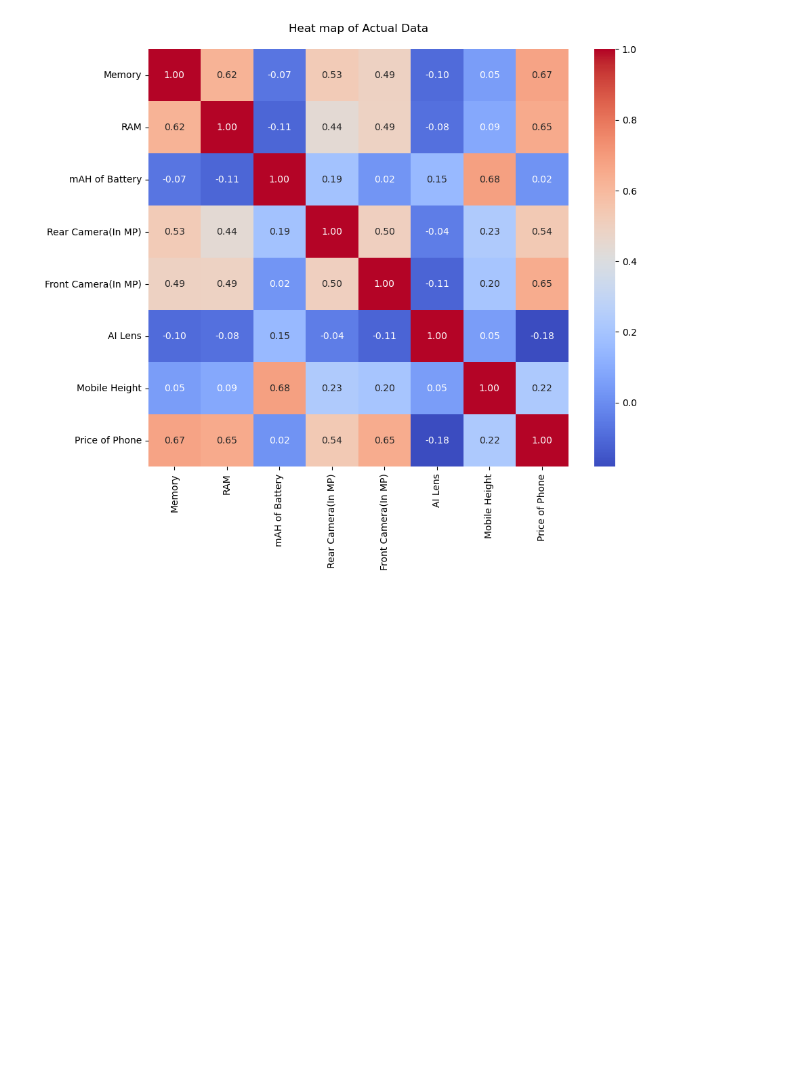
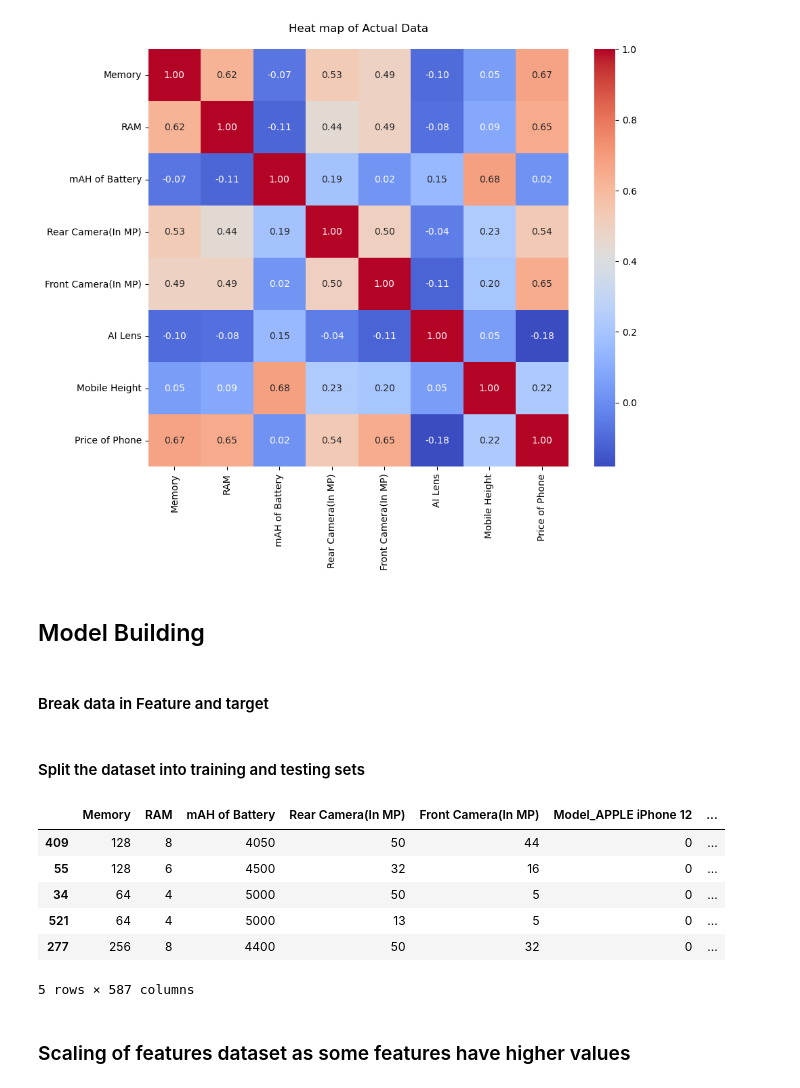
Before and after one commit to geet13govind/Feature-Extraction-and-Price-Prediction-for-Mobile-Phones, a Jupyter notebook: Feature_Extraction and price prediction of mobiles.ipynb, the cells around one changed output. Drawn from its saved outputs; the diff is of its cells as text; code cells hidden in the pictures; blank space fills up the shorter version.

```diff
--- a/Feature_Extraction and price prediction of mobiles.ipynb
+++ b/Feature_Extraction and price prediction of mobiles.ipynb
@@ -336,3 +350,27 @@ plt.title('Heat map of Actual Data\n')
 plt.show()
 # %% [output]
 [figure]
+# %% [markdown]
+## Model Building
+# %% [markdown]
+#### Break data in Feature and target
+# %%
+x = encoded_mobile_data.drop('Price of Phone',axis = 1)
+y = encoded_mobile_data['Price of Phone']
+# %% [markdown]
+#### Split the dataset into training and testing sets
+# %%
+x_train,x_test,y_train,y_test = train_test_split(x,y,test_size=0.2,random_state=5)
+# %%
+# Head of x_train
+x_train.head()
+# %% [output]
+|  | Memory | RAM | mAH of Battery | Rear Camera(In MP) | Front Camera(In MP) | Model_APPLE iPhone 12 | ... |
+| 409 | 128 | 8 | 4050 | 50 | 44 | 0 | ... |
+| 55 | 128 | 6 | 4500 | 32 | 16 | 0 | ... |
+| 34 | 64 | 4 | 5000 | 50 | 5 | 0 | ... |
+| 521 | 64 | 4 | 5000 | 13 | 5 | 0 | ... |
+| 277 | 256 | 8 | 4400 | 50 | 32 | 0 | ... |
+5 rows × 587 columns
+# %% [markdown]
+### Scaling of features dataset as some features have higher values
```
Also changed, not shown: parts of 38 cells of this notebook.
